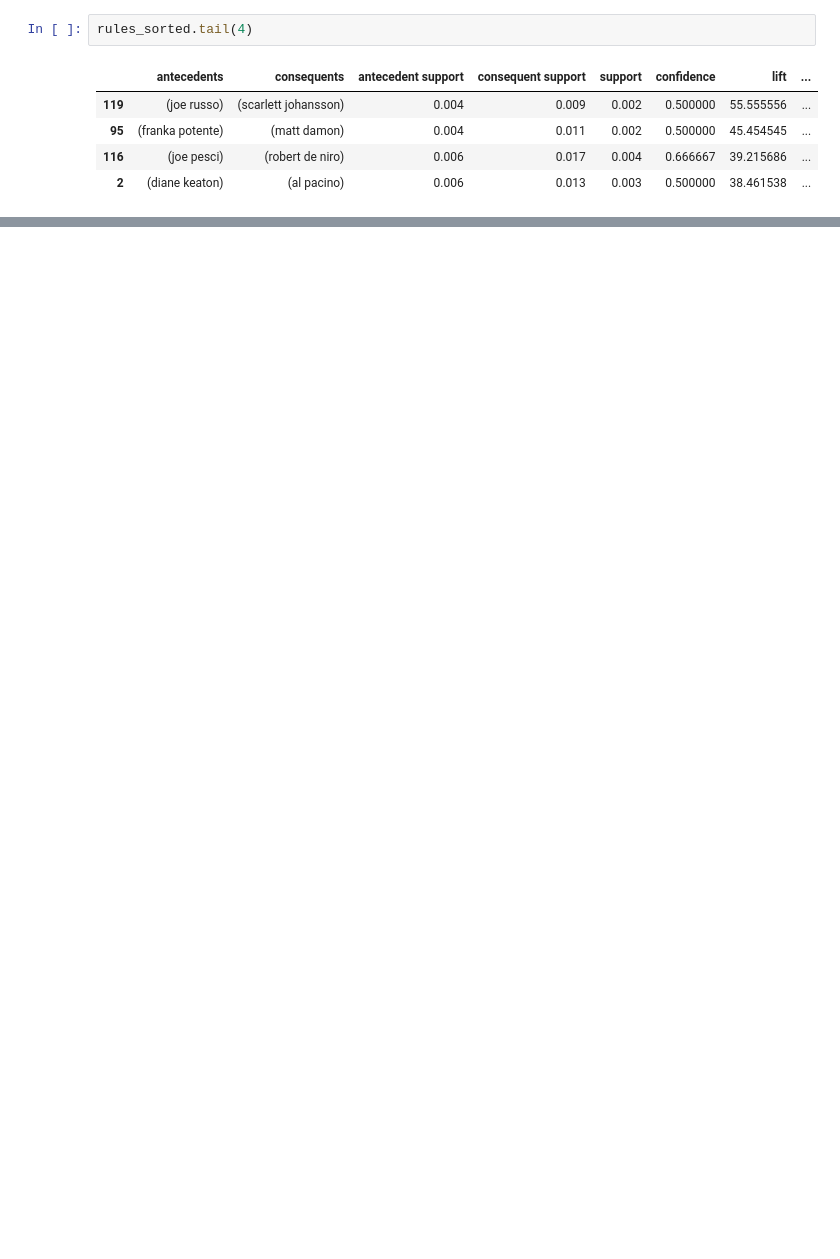
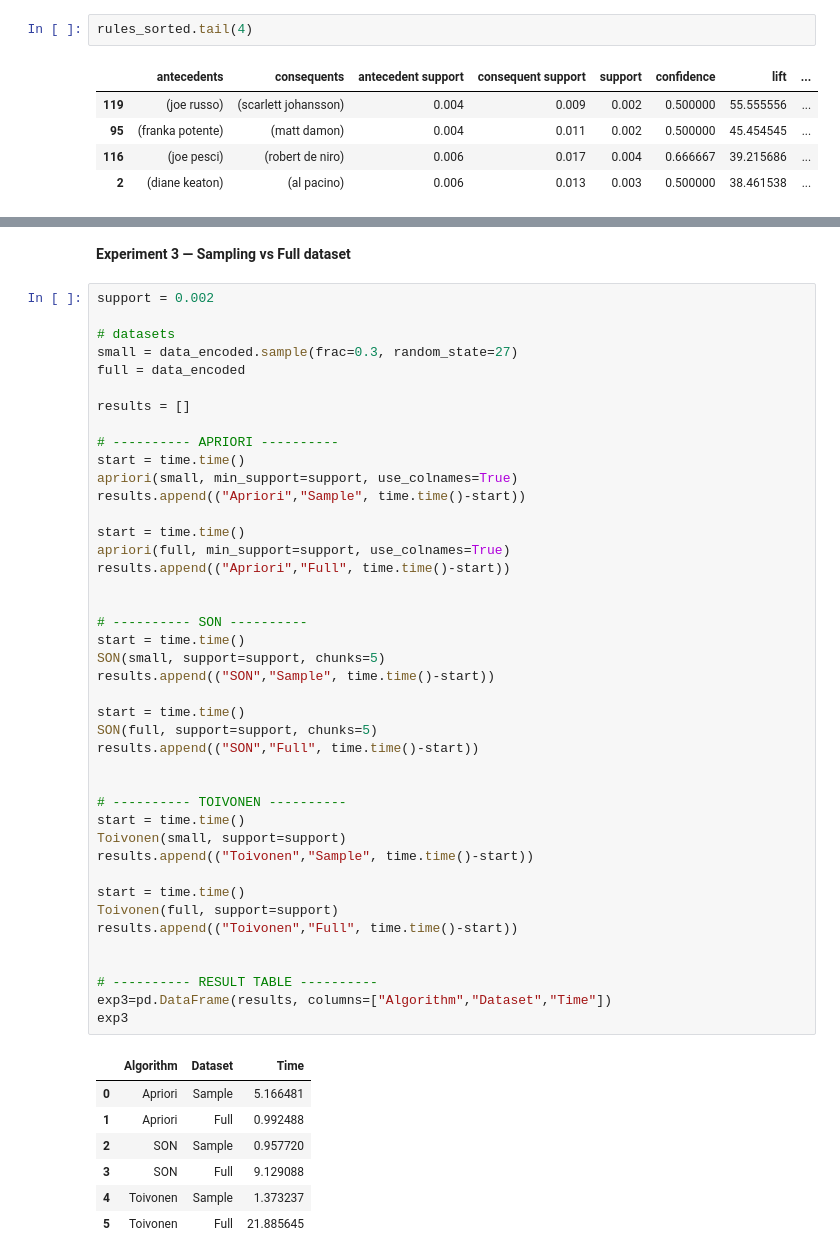
Before and after one commit to Diego-LeivaC/market-leiva, a Jupyter notebook: market-notebook.ipynb, the cells around one changed output, grey strips where cells are left out. Drawn from its saved outputs; the diff is of its cells as text; blank space fills up the shorter version.

```diff
--- a/market-notebook.ipynb
+++ b/market-notebook.ipynb
@@ -314,0 +584,52 @@ Although Apriori is effective for discovering frequent itemsets, it requires mul
+# %% [markdown]
+**Experiment 3 — Sampling vs Full dataset**
+# %%
+support = 0.002
+
+# datasets
+small = data_encoded.sample(frac=0.3, random_state=27)
+full = data_encoded
+
+results = []
+
+# ---------- APRIORI ----------
+start = time.time()
+apriori(small, min_support=support, use_colnames=True)
+results.append(("Apriori","Sample", time.time()-start))
+
+start = time.time()
+apriori(full, min_support=support, use_colnames=True)
+results.append(("Apriori","Full", time.time()-start))
+
+
+# ---------- SON ----------
+start = time.time()
+SON(small, support=support, chunks=5)
+results.append(("SON","Sample", time.time()-start))
+
+start = time.time()
+SON(full, support=support, chunks=5)
+results.append(("SON","Full", time.time()-start))
+
+
+# ---------- TOIVONEN ----------
+start = time.time()
+Toivonen(small, support=support)
+results.append(("Toivonen","Sample", time.time()-start))
+
+start = time.time()
+Toivonen(full, support=support)
+results.append(("Toivonen","Full", time.time()-start))
+
+
+# ---------- RESULT TABLE ----------
+exp3=pd.DataFrame(results, columns=["Algorithm","Dataset","Time"])
+exp3
+# %% [output]
+|  | Algorithm | Dataset | Time |
+| 0 | Apriori | Sample | 5.166481 |
+| 1 | Apriori | Full | 0.992488 |
+| 2 | SON | Sample | 0.957720 |
+| 3 | SON | Full | 9.129088 |
+| 4 | Toivonen | Sample | 1.373237 |
+| 5 | Toivonen | Full | 21.885645 |
```
Also changed, not shown: parts of 54 cells of this notebook.
